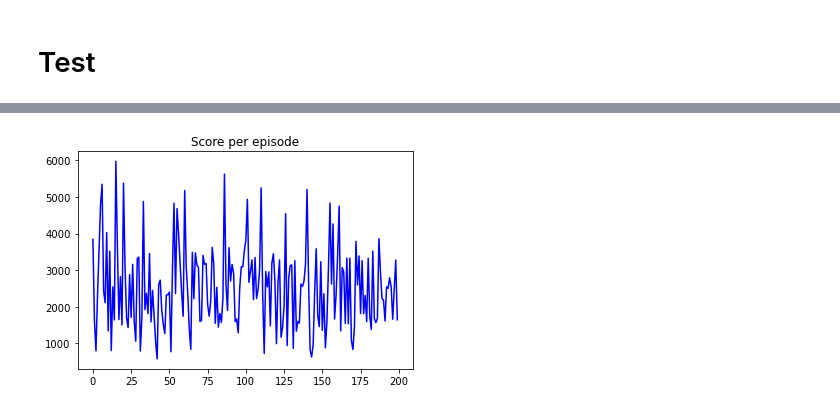
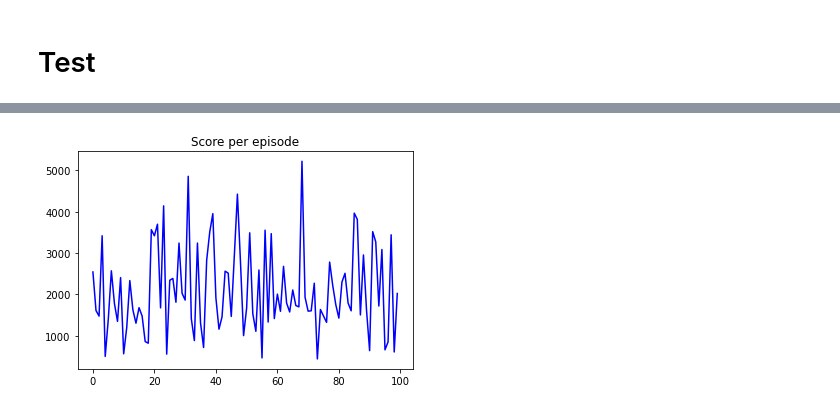
Before and after one commit to K-MinHyuk/2048_reinforcement, a Jupyter notebook: 2048.ipynb, the cells around one changed output, grey strips where cells are left out. Cells and saved outputs as stored; diff of their text form; code cells hidden in the pictures.

Commit message:
2nd_512_model_topScore:7244

```diff
--- a/2048.ipynb
+++ b/2048.ipynb
@@ -356,14 +479,16 @@ class DQNAgent:
 # %%
 if __name__ == '__main__':
+    model_path = ''
     env = Env()
     state_size = 16
     action_size = 4
     load_model = False
-    agent = DQNAgent(state_size, action_size, load_model)
+    agent = DQNAgent(state_size, action_size, load_model, model_path)
     Top = -np.inf
+    TopScore = -np.inf
     scores, episodes = [], []
-    lossss = []
-    EPISODES=2000
+    loss_list = []
+    EPISODES=5000
     for e in range(EPISODES):
         done=False
         score = 0
@@ -372,20 +497,13 @@ if __name__ == '__main__':
         maxScore = -np.inf
         move =0
         while not done:
-#             if agent.render:
-#             print(env.render())
+#             env.render()
             move+=1
             # get action for the current state and go one step in environment
             action = agent.get_action(state, env)
-#             print(np.array(env.board))
             next_state, reward, done, info = env.step(action)
             next_state = np.reshape(next_state, [1, state_size])
-            # if an action make the episode end, then gives penalty of -100
-#             reward = reward if not done or score == 499 else agent.penalty
-#             print({0 : 'left', 1:'up' , 2:'right', 3:'down'}[action])
-            # save the sample <s, a, r, s'> to the replay memory
             agent.append_sample(state, action, reward, next_state, done)
-            # every time step do the training
             if agent.load_model is False and (len(agent.memory) >= agent.train_start):
                 agent.train_model()
 
@@ -397,16 +515,20 @@ if __name__ == '__main__':
                 # every episode update the target model to be same with model
                 if agent.load_model is False:
                     agent.update_target_model()
-                lossss.append(agent.train_loss/move)
-                # every episode, plot the play time
-#                 score = score if score == 500 else score + 100
+                loss_list.append(agent.train_loss/move)
                 scores.append(score)
                 episodes.append(e)
                 print("episode:", e, "  score:", score, " move:", move,"  memory length:", len(agent.memory), "  epsilon:", agent.epsilon, ' loss:', agent.train_loss/move)
                 if (maxScore > Top) and not (load_model):
-                        Top = maxScore
-                        print('Weights save... Top reward = {}'.format(maxScore))
-                        torch.save(agent.model.state_dict(), './save_model/2048_dqn_trained.pth')
+                    Top = maxScore
+                    print('Weights save... Top reward = {}'.format(maxScore))
+                    torch.save(agent.model.state_dict(), './save_model/topReward.pth')
+                if (score > TopScore) and not (load_model):
+                    TopScore = score
+                    print('Weights save... Top score = {}'.format(TopScore))
+                    torch.save(agent.model.state_dict(), './save_model/topScore.pth')
+    print('Weights save... lastest_model')
+    torch.save(agent.model.state_dict(), './save_model/lastest_model.pth')
     pylab.plot(episodes, scores, 'b')
     pylab.title('Score per episode')
     pylab.savefig('save_plt/Learning_rate={},epsilon_min={},Discount_factor={},episod={}.png'.format(agent.learning_rate, agent.epsilon_min, agent.discount_factor, e+1), dpi=300, facecolor='w')
@@ -433,15 +568,16 @@ episode: 1999   score: 2584  move: 223   memory length: 5000   epsilon: 0.1  los
 # Test
 # %%
 if __name__ == '__main__':
+    model_path = '1st_512_model'
     env = Env()
     state_size = 16
     action_size = 4
     load_model = True
-    agent = DQNAgent(state_size, action_size, load_model)
+    agent = DQNAgent(state_size, action_size, load_model, model_path)
     Top = -np.inf
     scores, episodes = [], []
     lossss = []
-    EPISODES=200
+    EPISODES=100
     for e in range(EPISODES):
         done=False
         score = 0
@@ -489,7 +625,7 @@ if __name__ == '__main__':
     env.close()
     pylab.plot(episodes, scores, 'b')
     pylab.title('Score per episode')
-#     pylab.savefig('save_plt/Learning_rate={},epsilon_min={},Discount_factor={},episod={}.png'.format(agent.learning_rate, agent.epsilon_min, agent.discount_factor, e+1), dpi=300, facecolor='w')
+    pylab.savefig('./save_plt/{}.png'.format(model_path), dpi=300, facecolor='w')
 # %% [output]
 Model_loaded...
 Top reward = 256
@@ -511 +647 @@ episode: 199   score: 1644  move: 169   memory length: 5000   epsilon: 0  loss:
-[figure, old version]
+[figure, new version]
```
Also changed, not shown: parts of 13 cells of this notebook, 15 other files.
